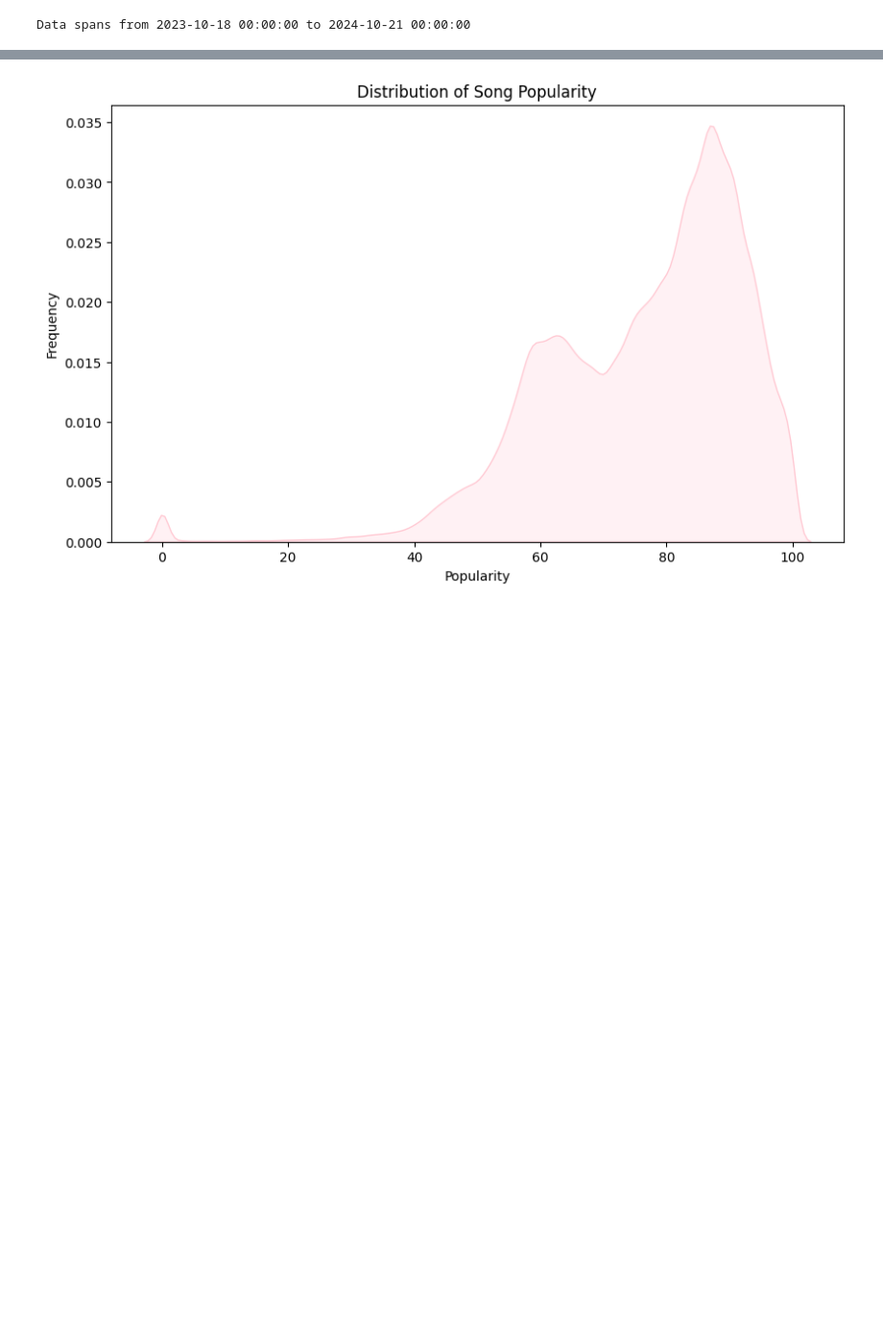
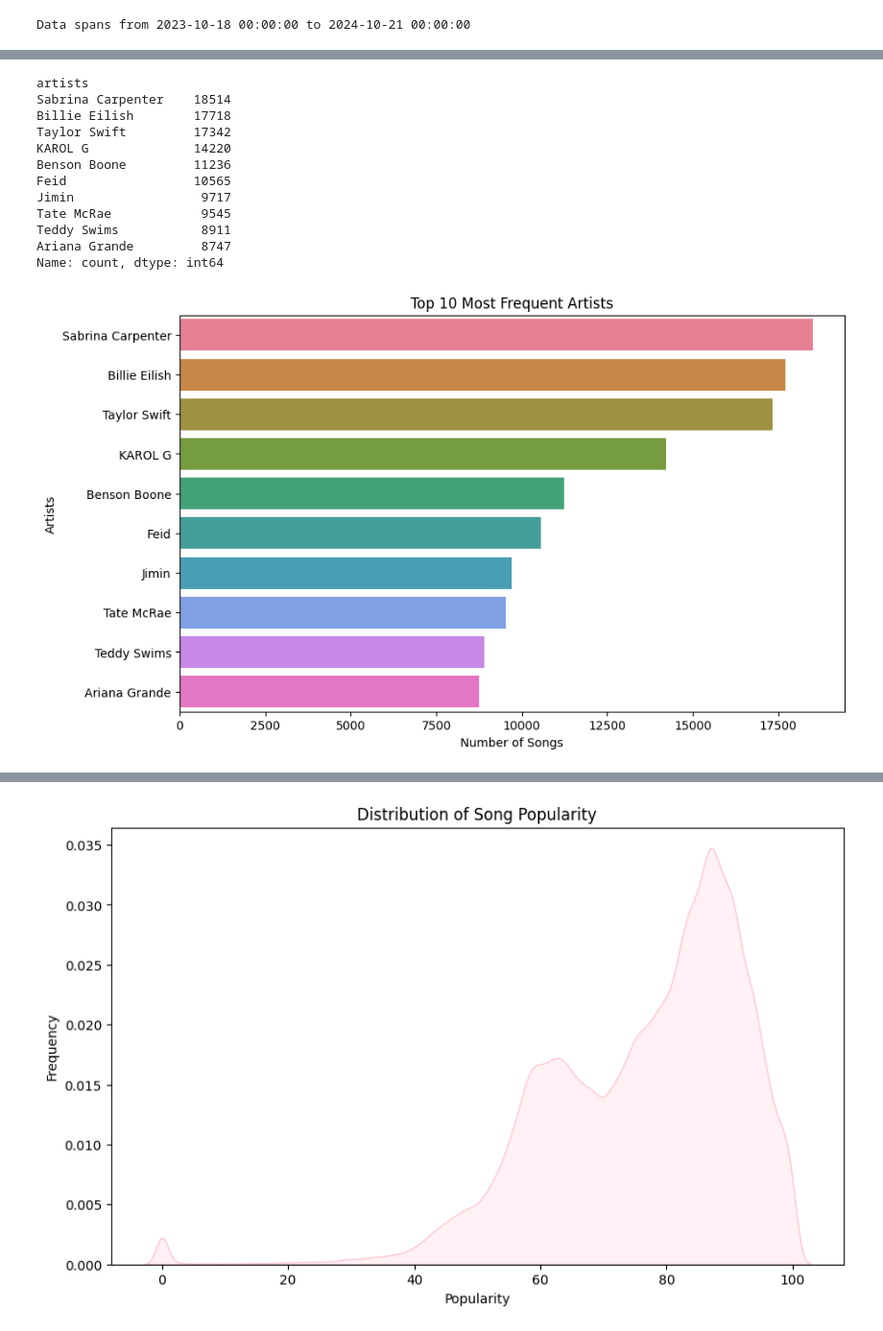
Before and after one commit to itadityaa/data-science, a Jupyter notebook: ML/SpotifyTopSongs/EDA.ipynb, the cells around one changed output, grey strips where cells are left out. Shown: that part at 96% size. Cells and saved outputs as stored; diff of their text form; code cells hidden in the pictures; blank space fills up the shorter version.

```diff
--- a/ML/SpotifyTopSongs/EDA.ipynb
+++ b/ML/SpotifyTopSongs/EDA.ipynb
@@ -160,0 +199,24 @@ df.head()
+# %%
+artist_counts = df['artists'].value_counts()
+
+top_10_artists = artist_counts.head(10)
+
+sns.barplot(x=top_10_artists.values, y=top_10_artists.index, hue=top_10_artists.index, dodge=False, legend=False)
+plt.title('Top 10 Most Frequent Artists')
+plt.xlabel('Number of Songs')
+plt.ylabel('Artists')
+plt.show()
+# %% [output]
+artists
+Sabrina Carpenter    18514
+Billie Eilish        17718
+Taylor Swift         17342
+KAROL G              14220
+Benson Boone         11236
+Feid                 10565
+Jimin                 9717
+Tate McRae            9545
+Teddy Swims           8911
+Ariana Grande         8747
+Name: count, dtype: int64
+[figure, added]
```
Also changed, not shown: parts of 17 cells of this notebook.
